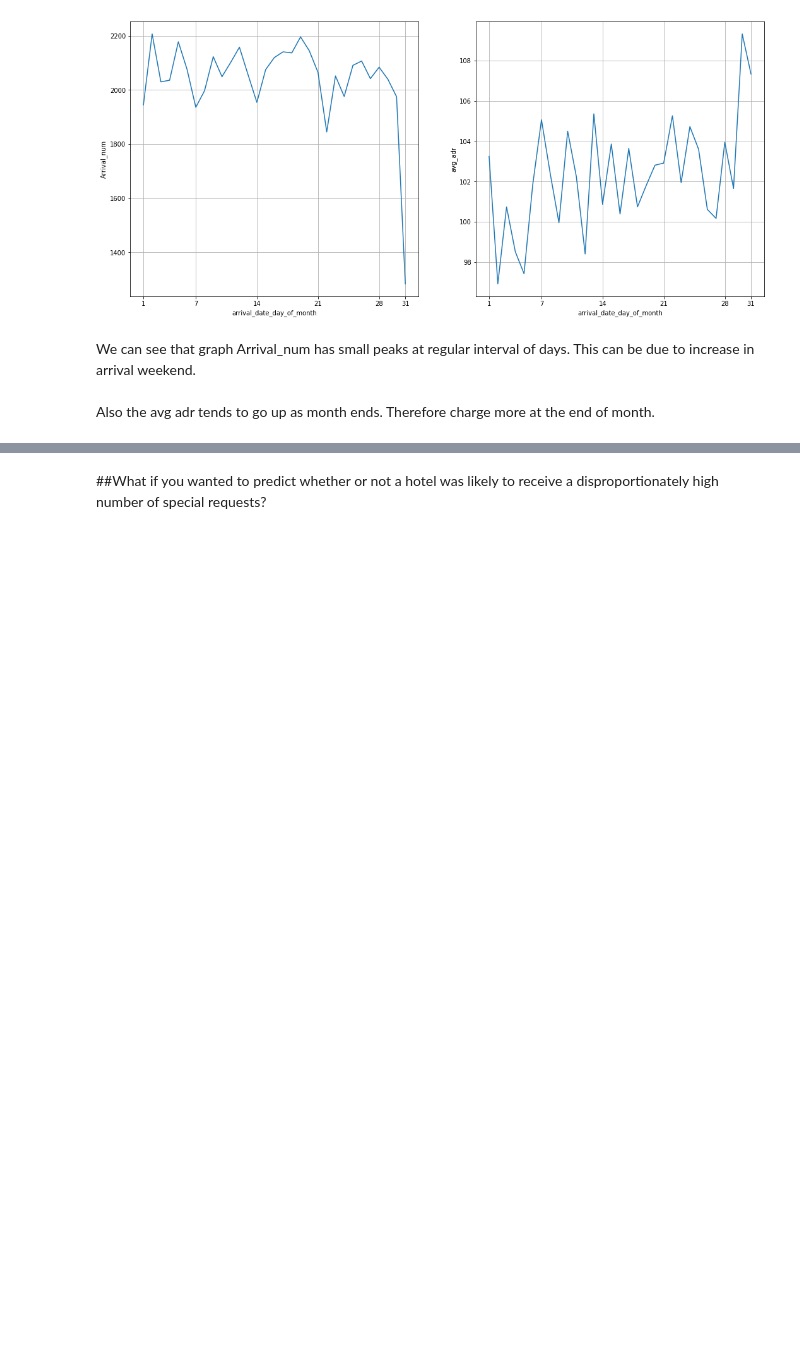
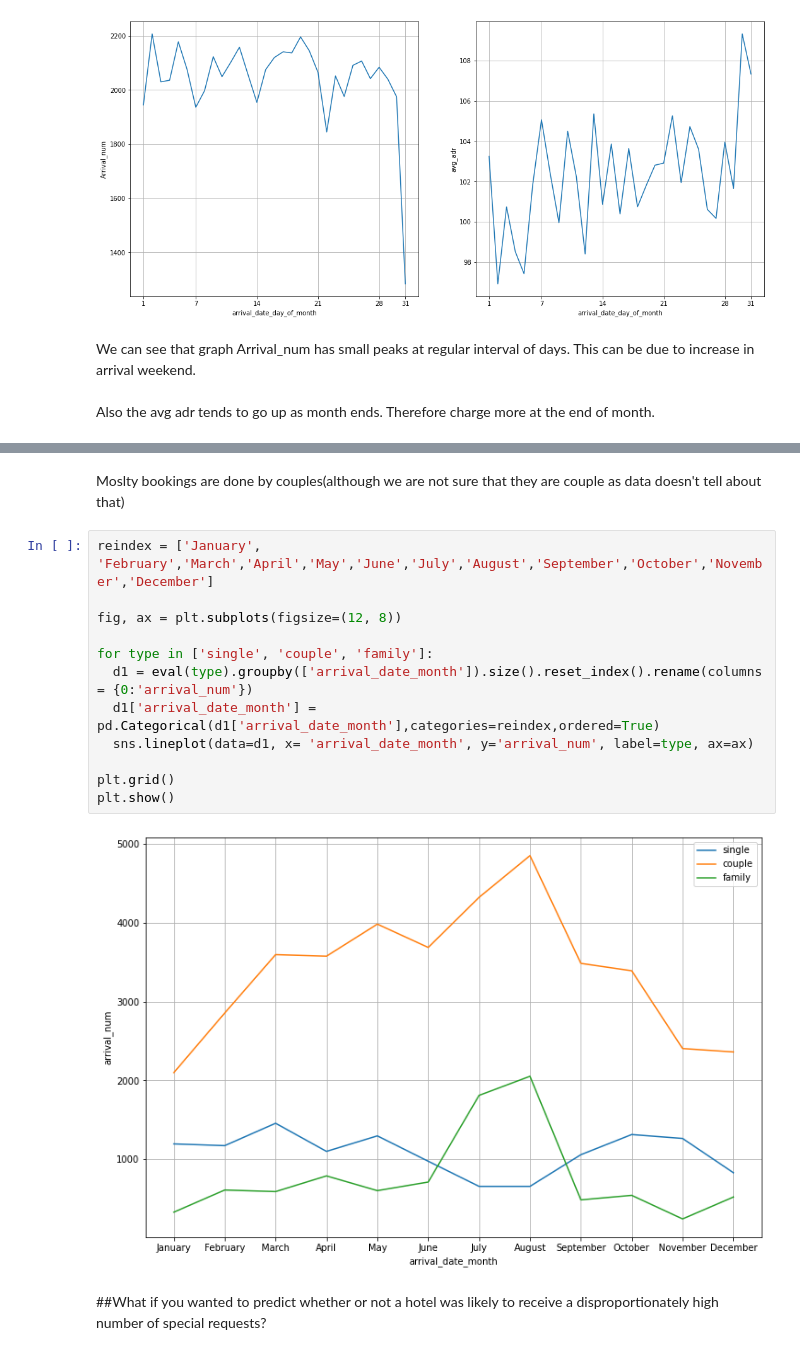
Before and after one commit to Naman2827/hotel-booking-analysis, a Jupyter notebook: Hotel_Booking_Analysis_Capstone_Project.ipynb, the cells around one changed output, grey strips where cells are left out. Cells and saved outputs as stored; diff of their text form; blank space fills up the shorter version.

```diff
--- a/Hotel_Booking_Analysis_Capstone_Project.ipynb
+++ b/Hotel_Booking_Analysis_Capstone_Project.ipynb
@@ -420,3 +444,19 @@ Also the avg adr tends to go up as month ends. Therefore charge more at the end
+# %% [markdown]
+Moslty bookings are done by couples(although we are not sure that they are couple as data doesn't tell about that)
+# %%
+reindex = ['January', 'February','March','April','May','June','July','August','September','October','November','December']
+
+fig, ax = plt.subplots(figsize=(12, 8))
+
+for type in ['single', 'couple', 'family']:
+  d1 = eval(type).groupby(['arrival_date_month']).size().reset_index().rename(columns = {0:'arrival_num'})
+  d1['arrival_date_month'] = pd.Categorical(d1['arrival_date_month'],categories=reindex,ordered=True)
+  sns.lineplot(data=d1, x= 'arrival_date_month', y='arrival_num', label=type, ax=ax)
+
+plt.grid()
+plt.show()
+# %% [output]
+[figure, added]
 # %% [markdown]
 ##What if you wanted to predict whether or not a hotel was likely to receive a disproportionately high number of special requests?
 # %%
```
Also changed, not shown: parts of 3 cells of this notebook.
